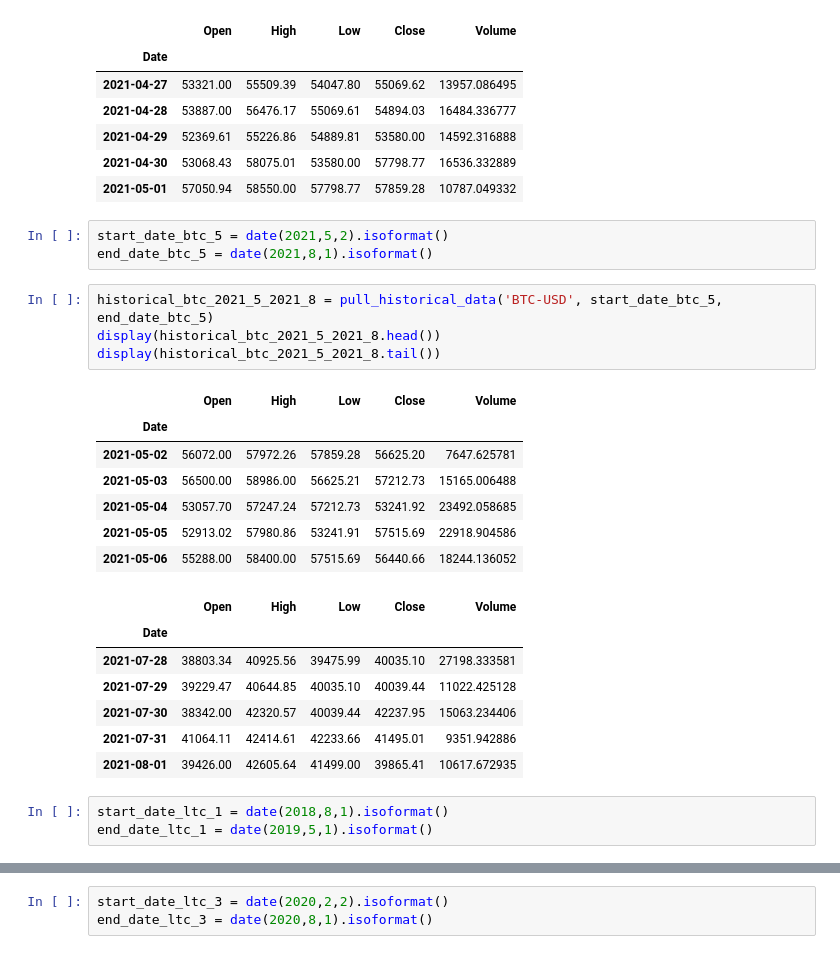
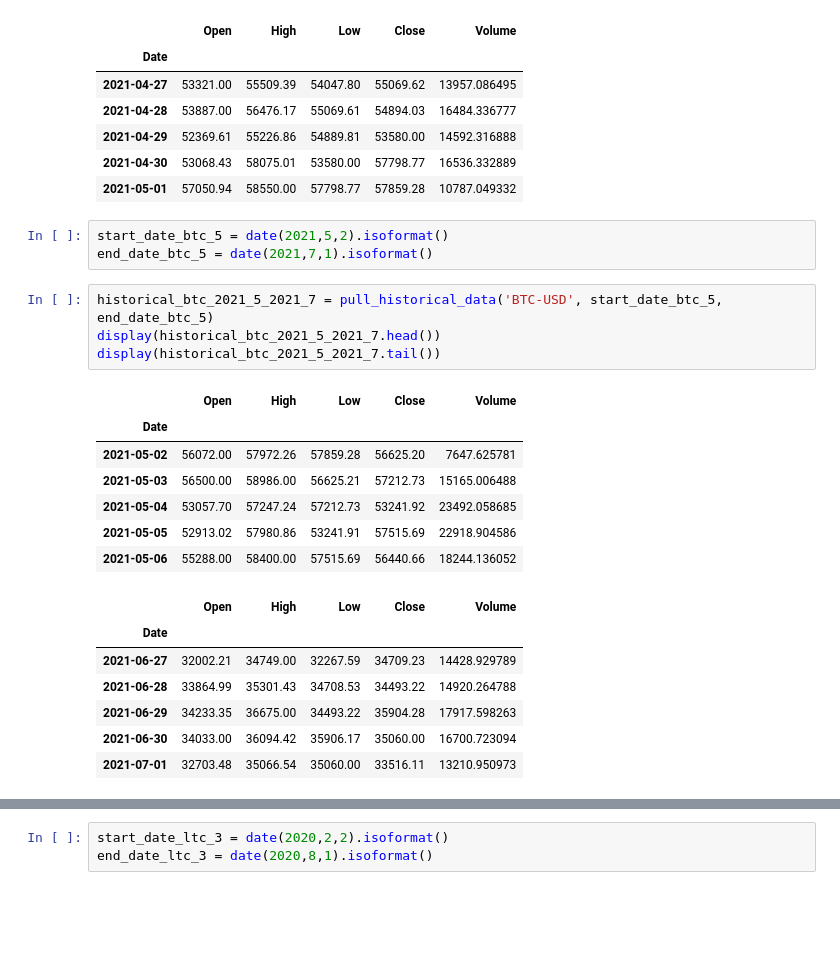
Before and after one commit to jpweldon/Cryptocurrency_Stock_Correlation, a Jupyter notebook: Jose_practice_code.ipynb, the cells around one changed output, grey strips where cells are left out. Saved outputs shown, nothing was run; the diff lists cells and outputs as text; blank space fills up the shorter version.

```diff
--- a/Jose_practice_code.ipynb
+++ b/Jose_practice_code.ipynb
@@ -213,26 +172,23 @@ display(historical_btc_2020_8_2021_5.tail())
 | 2021-05-01 | 57050.94 | 58550.00 | 57798.77 | 57859.28 | 10787.049332 |
 # %%
 start_date_btc_5 = date(2021,5,2).isoformat()
-end_date_btc_5 = date(2021,8,1).isoformat()
+end_date_btc_5 = date(2021,7,1).isoformat()
 # %%
-historical_btc_2021_5_2021_8 = pull_historical_data('BTC-USD', start_date_btc_5, end_date_btc_5)
-display(historical_btc_2021_5_2021_8.head())
-display(historical_btc_2021_5_2021_8.tail())
+historical_btc_2021_5_2021_7 = pull_historical_data('BTC-USD', start_date_btc_5, end_date_btc_5)
+display(historical_btc_2021_5_2021_7.head())
+display(historical_btc_2021_5_2021_7.tail())
 # %% [output]
 |  | Open | High | Low | Close | Volume |
 | Date |  |  |  |  |  |
 | 2021-05-02 | 56072.00 | 57972.26 | 57859.28 | 56625.20 | 7647.625781 |
 | 2021-05-03 | 56500.00 | 58986.00 | 56625.21 | 57212.73 | 15165.006488 |
 | 2021-05-04 | 53057.70 | 57247.24 | 57212.73 | 53241.92 | 23492.058685 |
 | 2021-05-05 | 52913.02 | 57980.86 | 53241.91 | 57515.69 | 22918.904586 |
 | 2021-05-06 | 55288.00 | 58400.00 | 57515.69 | 56440.66 | 18244.136052 |
 |  | Open | High | Low | Close | Volume |
 | Date |  |  |  |  |  |
-| 2021-07-28 | 38803.34 | 40925.56 | 39475.99 | 40035.10 | 27198.333581 |
-| 2021-07-29 | 39229.47 | 40644.85 | 40035.10 | 40039.44 | 11022.425128 |
-| 2021-07-30 | 38342.00 | 42320.57 | 40039.44 | 42237.95 | 15063.234406 |
-| 2021-07-31 | 41064.11 | 42414.61 | 42233.66 | 41495.01 | 9351.942886 |
-| 2021-08-01 | 39426.00 | 42605.64 | 41499.00 | 39865.41 | 10617.672935 |
+| 2021-06-27 | 32002.21 | 34749.00 | 32267.59 | 34709.23 | 14428.929789 |
+| 2021-06-28 | 33864.99 | 35301.43 | 34708.53 | 34493.22 | 14920.264788 |
+| 2021-06-29 | 34233.35 | 36675.00 | 34493.22 | 35904.28 | 17917.598263 |
+| 2021-06-30 | 34033.00 | 36094.42 | 35906.17 | 35060.00 | 16700.723094 |
+| 2021-07-01 | 32703.48 | 35066.54 | 35060.00 | 33516.11 | 13210.950973 |
-# %%
-start_date_ltc_1 = date(2018,8,1).isoformat()
-end_date_ltc_1 = date(2019,5,1).isoformat()
```
Also changed, not shown: parts of 25 cells of this notebook, 1 other file.
